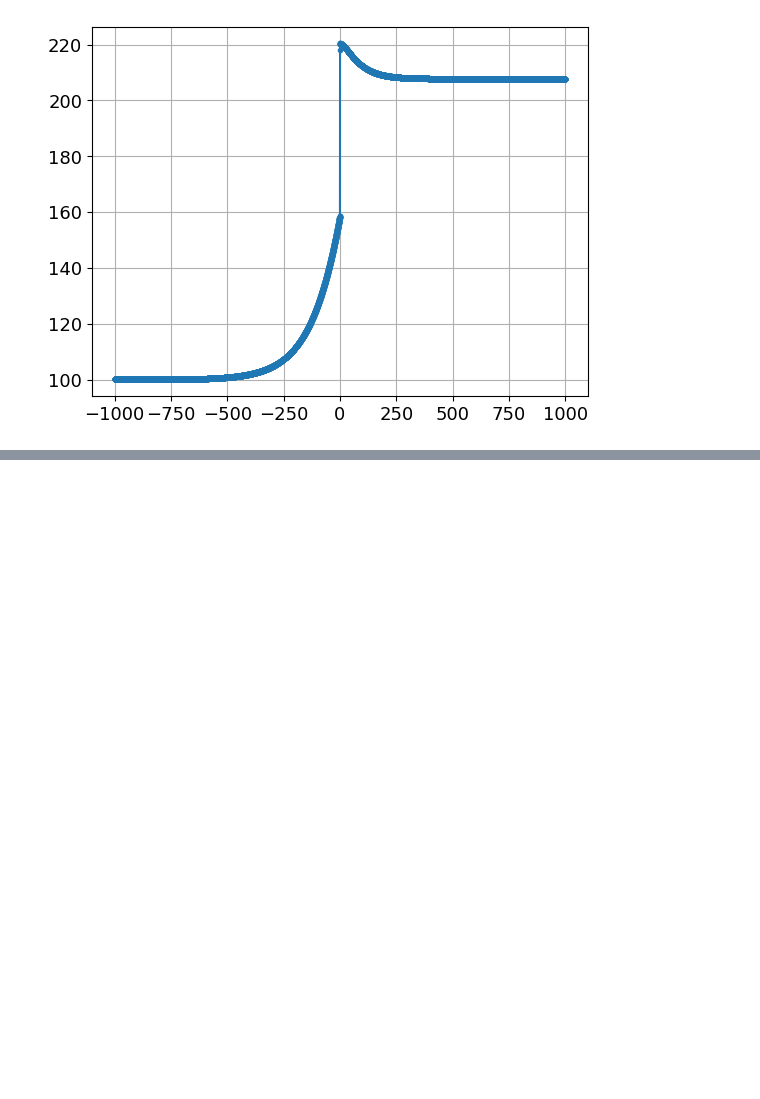
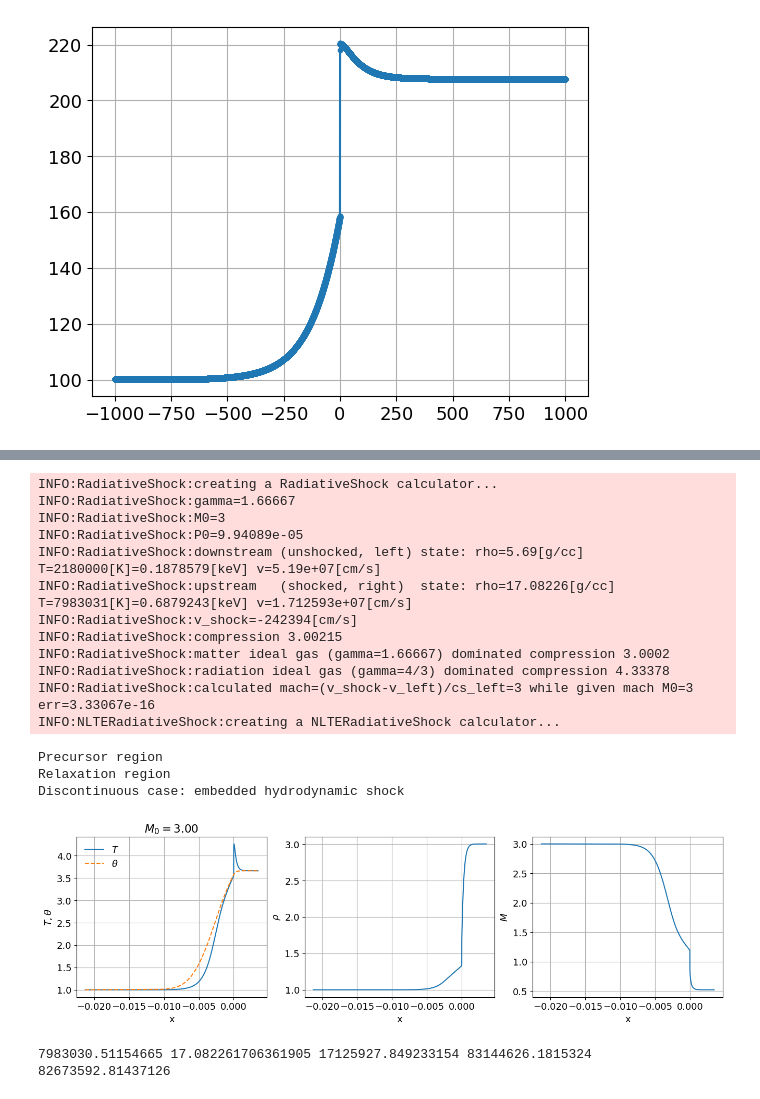
Before and after one commit to eladtan/RICH_temp, a Jupyter notebook: analysis_files/mach2analysis.ipynb, the cells around one changed output, grey strips where cells are left out. Saved outputs shown, nothing was run; the diff lists cells and outputs as text; code cells hidden in the pictures; blank space fills up the shorter version.

```diff
--- a/analysis_files/mach2analysis.ipynb
+++ b/analysis_files/mach2analysis.ipynb
@@ -145,0 +287,37 @@ for i in range(num_of_snaps):
+# %%
+Navog = 6.02214076e23
+k_boltz = 1.380649e-16
+gas_constant = k_boltz*Navog
+molar_mass_H = 1.
+solver = NLTERadiativeShock(
+    M0=3.,
+    gamma=5./3.,
+    sigma_ross=lambda T,rho:577.,
+    sigma_abs=lambda T,rho:577.,
+    cv=gas_constant/(5./3.-1.)/molar_mass_H,
+    rho_left=5.69,
+    v_left=5.19e7,
+    T_left=2.18e6,
+    plot_dimensionless=True,
+    eps_nlte_solver=1e-6,
+)
+
+print(solver.T_right, solver.rho_right, solver.v_right, gas_constant, 1.380649E-16/1.67e-24)
+# %% [output]
+INFO:RadiativeShock:creating a RadiativeShock calculator...
+INFO:RadiativeShock:gamma=1.66667
+INFO:RadiativeShock:M0=3
+INFO:RadiativeShock:P0=9.94089e-05
+INFO:RadiativeShock:downstream (unshocked, left) state: rho=5.69[g/cc] T=2180000[K]=0.1878579[keV] v=5.19e+07[cm/s]
+INFO:RadiativeShock:upstream   (shocked, right)  state: rho=17.08226[g/cc] T=7983031[K]=0.6879243[keV] v=1.712593e+07[cm/s]
+INFO:RadiativeShock:v_shock=-242394[cm/s]
+INFO:RadiativeShock:compression 3.00215
+INFO:RadiativeShock:matter ideal gas (gamma=1.66667) dominated compression 3.0002
+INFO:RadiativeShock:radiation ideal gas (gamma=4/3) dominated compression 4.33378
+INFO:RadiativeShock:calculated mach=(v_shock-v_left)/cs_left=3 while given mach M0=3 err=3.33067e-16
+INFO:NLTERadiativeShock:creating a NLTERadiativeShock calculator...
+Precursor region
+Relaxation region
+Discontinuous case: embedded hydrodynamic shock
+[figure, added]
+7983030.51154665 17.082261706361905 17125927.849233154 83144626.1815324 82673592.81437126
```
Also changed, not shown: parts of 9 cells of this notebook, 1 other file.
